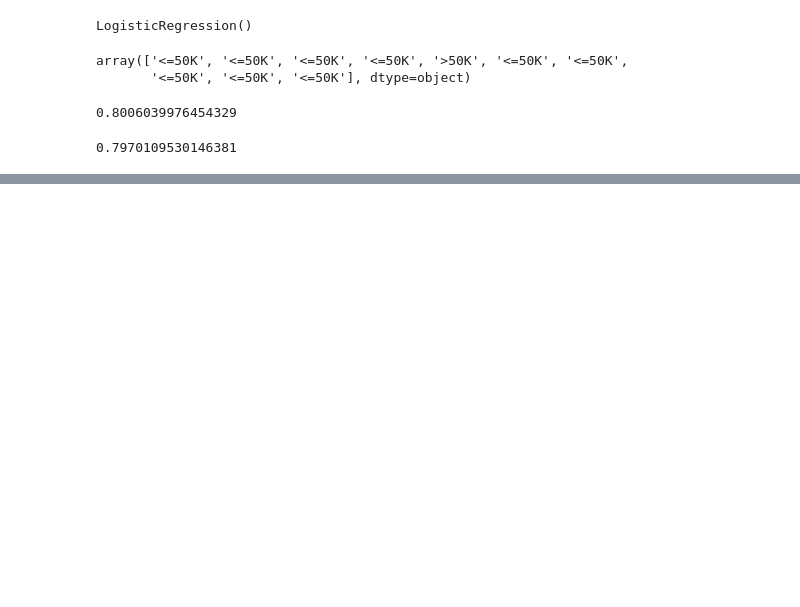
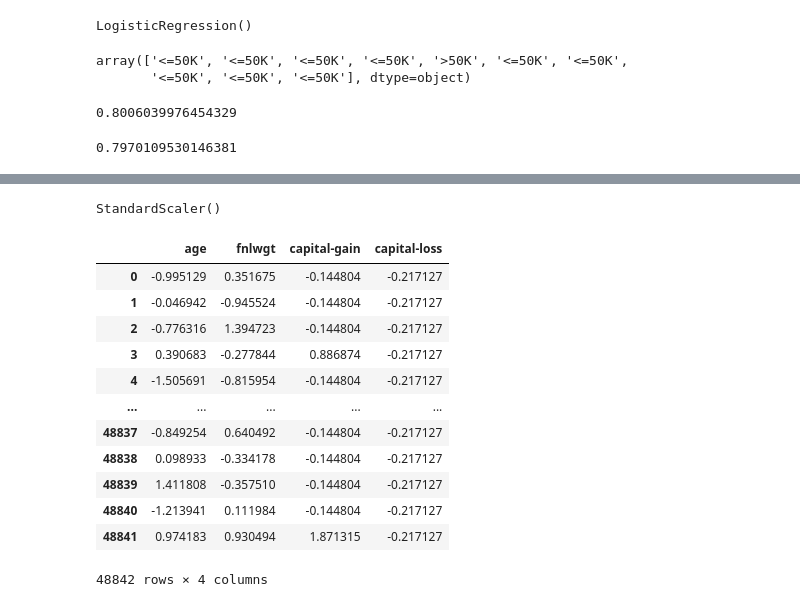
Before and after one commit to nguynlb/DataScience, a Jupyter notebook: Sklearn/FitModel/preprocessing_with_sklearn.ipynb, the cells around one changed output, grey strips where cells are left out. Saved outputs shown, nothing was run; the diff lists cells and outputs as text; code cells hidden in the pictures; blank space fills up the shorter version.

```diff
--- a/Sklearn/FitModel/preprocessing_with_sklearn.ipynb
+++ b/Sklearn/FitModel/preprocessing_with_sklearn.ipynb
@@ -233,0 +257,7 @@ model.score(X_val, y_val)
+# %%
+from sklearn.preprocessing import StandardScaler
+
+scale = StandardScaler().set_output(transform="pandas")
+scale.fit(features, label)
+# %% [output]
+StandardScaler()
@@ -233,0 +266,16 @@ model.score(X_val, y_val)
+# %%
+data_scaler
+# %% [output]
+|  | age | fnlwgt | capital-gain | capital-loss |
+| 0 | -0.995129 | 0.351675 | -0.144804 | -0.217127 |
+| 1 | -0.046942 | -0.945524 | -0.144804 | -0.217127 |
+| 2 | -0.776316 | 1.394723 | -0.144804 | -0.217127 |
+| 3 | 0.390683 | -0.277844 | 0.886874 | -0.217127 |
+| 4 | -1.505691 | -0.815954 | -0.144804 | -0.217127 |
+| ... | ... | ... | ... | ... |
+| 48837 | -0.849254 | 0.640492 | -0.144804 | -0.217127 |
+| 48838 | 0.098933 | -0.334178 | -0.144804 | -0.217127 |
+| 48839 | 1.411808 | -0.357510 | -0.144804 | -0.217127 |
+| 48840 | -1.213941 | 0.111984 | -0.144804 | -0.217127 |
+| 48841 | 0.974183 | 0.930494 | 1.871315 | -0.217127 |
+48842 rows × 4 columns
```
Also changed, not shown: parts of 8 cells of this notebook, 1 other file.
